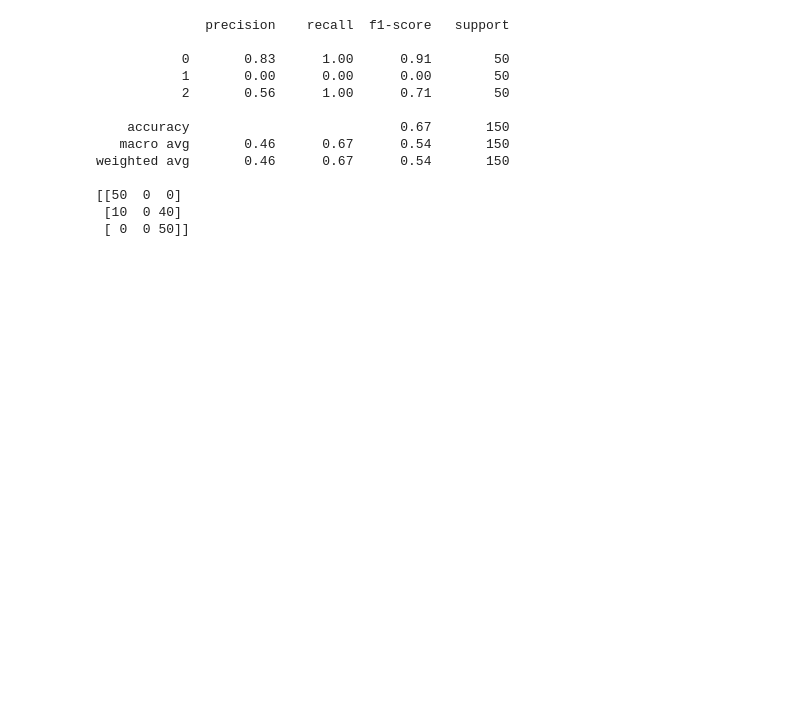
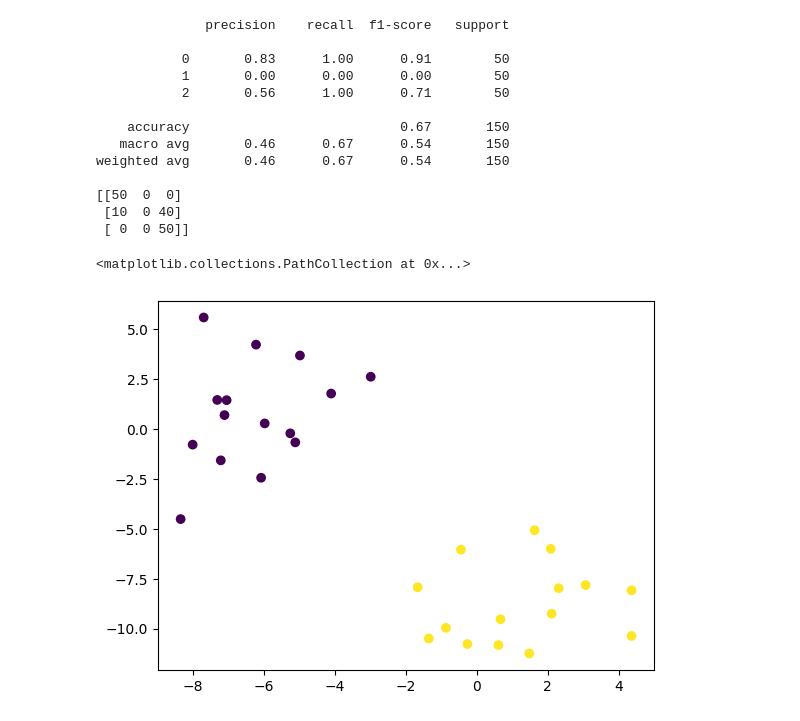
Before and after one commit to dustyshaw/machine-learning, a Jupyter notebook: notes/day10_SVCs.ipynb, the cells around one changed output. Drawn from its saved outputs; the diff is of its cells as text; code cells hidden in the pictures; blank space fills up the shorter version.

```diff
--- a/notes/day10_SVCs.ipynb
+++ b/notes/day10_SVCs.ipynb
@@ -115,3 +115,14 @@ weighted avg       0.46      0.67      0.54       150
 [[50  0  0]
  [10  0 40]
  [ 0  0 50]]
+# %%
+from sklearn.datasets import make_blobs
+import matplotlib.pyplot as plt
+
+n_pts = 30
+X,y = make_blobs(n_samples=n_pts, n_features=2, centers=2, random_state=16, cluster_std=2)
+
+plt.scatter(X[:,0], X[:,1], c=y)
+# %% [output]
+<matplotlib.collections.PathCollection at 0x...>
+[figure, added]
```
Also changed, not shown: parts of 1 cell of this notebook, 1 other file.
